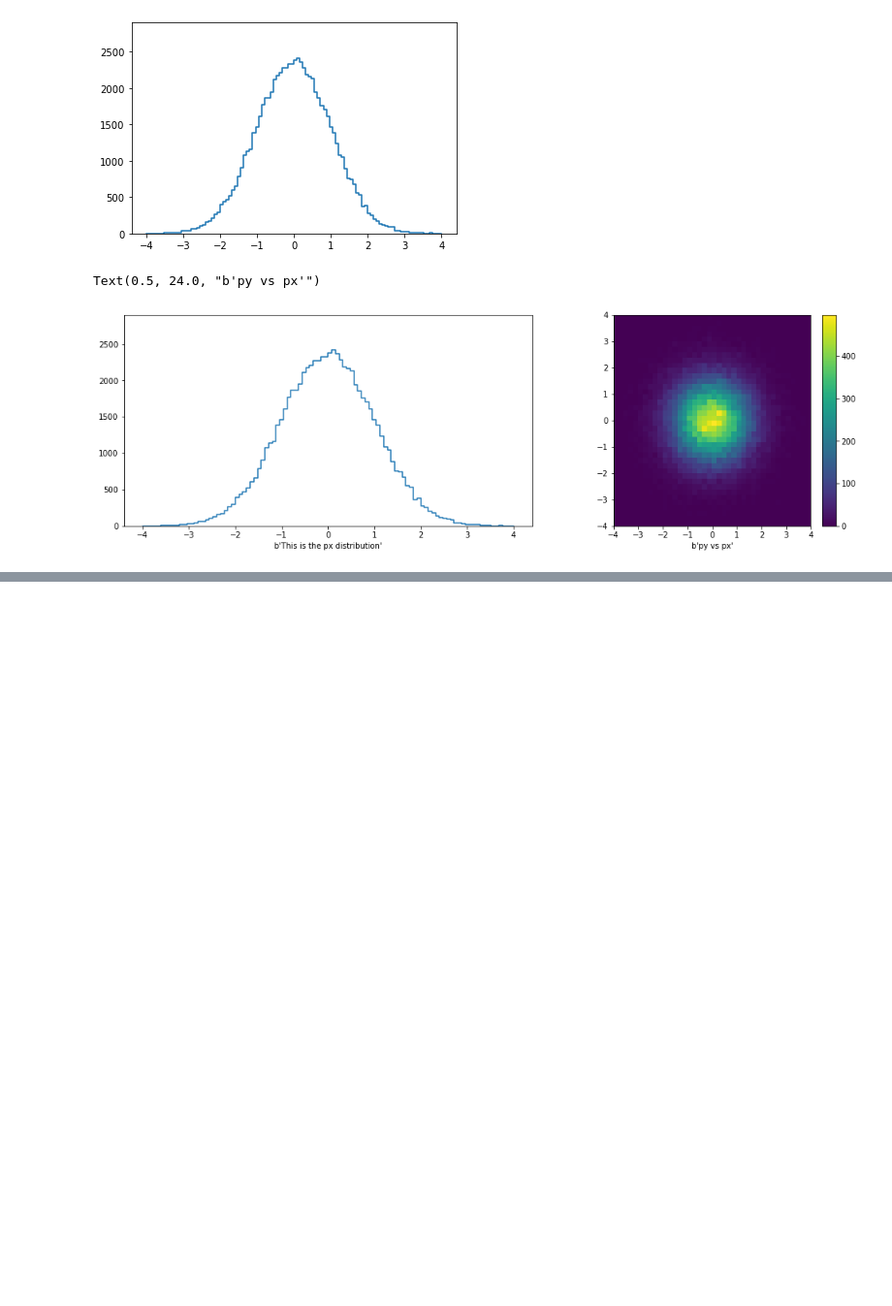
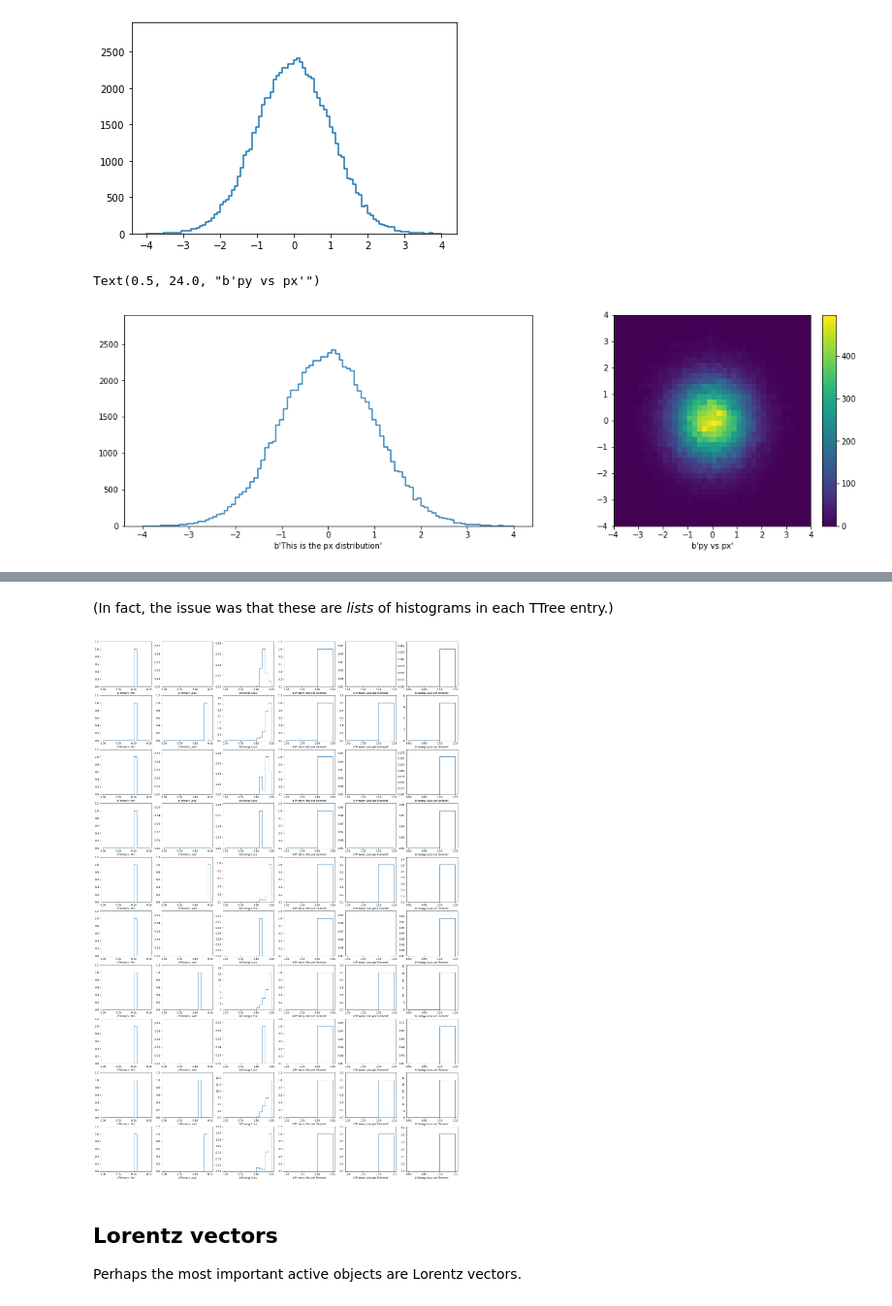
Before and after one commit to jpivarski-talks/2020-06-08-uproot-awkward-columnar-hats, a Jupyter notebook: 01-using-uproot-effectively.ipynb, the cells around one changed output, grey strips where cells are left out. Shown at 97% size. Saved outputs shown, nothing was run; the diff lists cells and outputs as text; code cells hidden in the pictures; blank space fills up the shorter version.

```diff
--- a/01-using-uproot-effectively.ipynb
+++ b/01-using-uproot-effectively.ipynb
@@ -728,0 +754,3 @@ Text(0.5, 24.0, "b'py vs px'")
+# %%
+array_of_histograms = uproot.open("data/issue399.root")["Event/Histos.histograms1D"].array()
+array_of_histograms
@@ -728,0 +759,21 @@ Text(0.5, 24.0, "b'py vs px'")
+# %% [markdown]
+(In fact, the issue was that these are _lists_ of histograms in each TTree entry.)
+# %%
+fig, axes = plt.subplots(10, 6, figsize=(18, 30))
+fig.subplots_adjust(bottom=-0.1, left=-0.2)
+
+i, j = 0, 0
+for hists in array_of_histograms:
+    for hist in hists:
+        hep.histplot(hist.numpy(), ax=axes[i][j])
+        axes[i][j].set_xlabel(hist.title)
+        j += 1
+        if j == 6:
+            i += 1
+            j = 0
+# %% [output]
+[figure, added]
+# %% [markdown]
+## Lorentz vectors
+
+Perhaps the most important active objects are Lorentz vectors.
```
Also changed, not shown: parts of 4 cells of this notebook.
